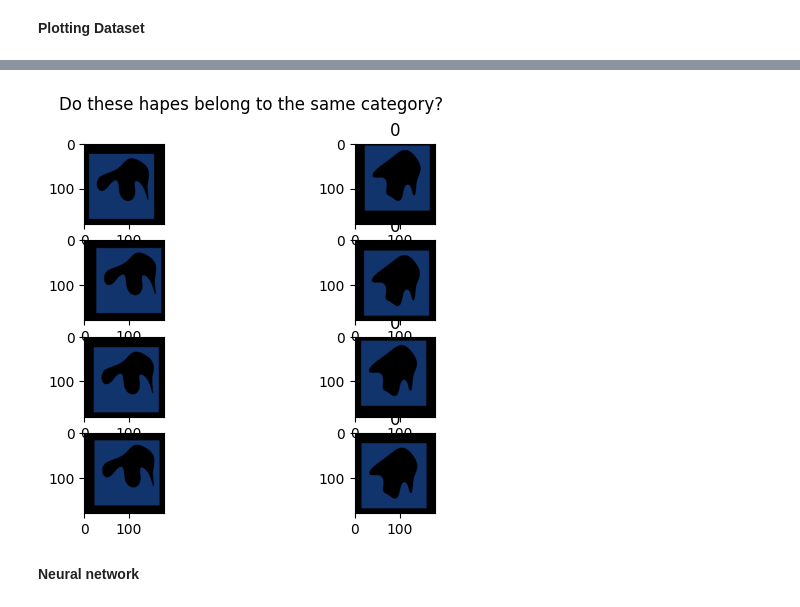
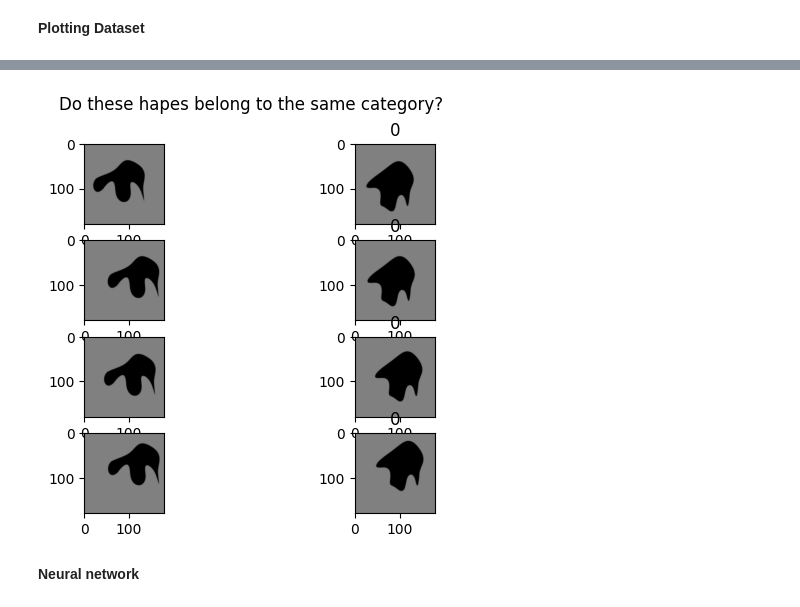
Before and after one commit to AnaBelenCarbajal/Thesis, a Jupyter notebook: Dataset_Human_Category_Learning_baseline.ipynb, the cells around one changed output, grey strips where cells are left out. Drawn from its saved outputs; the diff is of its cells as text; code cells hidden in the pictures.

Commit message:
fixed test_fun, color padding and staircase

```diff
--- a/Dataset_Human_Category_Learning_baseline.ipynb
+++ b/Dataset_Human_Category_Learning_baseline.ipynb
@@ -127,10 +131,12 @@ def CreateDictionary (dataframe):
 
   for i in range(len(dataframe)):
     angle = dataframe.iloc[i, 0]
-    image = dataframe.iloc[i, 1]
-    img_dir = dataframe.iloc[i, 2]
+    angles_720 = dataframe.iloc[i, 1]
+    image = dataframe.iloc[i, 2]
+    img_dir = dataframe.iloc[i, 3]
 
     individual_dic =  {'angle' : angle,
+                       'angle_720' : angles_720,
                        'image' : image,
                        'img_dir' : img_dir}
 
@@ -198,12 +203,12 @@ class ShapeImageDataset (Dataset):
 
     # img1 should be reference shape
     ref_shape_image = self.data[self.reference_shape]
-    ref_shape_angle = ref_shape_image['angle']
+    ref_shape_angle = ref_shape_image['angle_720']
     ref_shape_dir = ref_shape_image['img_dir']
 
     # img2 should be test shape: from all angles
     test_shape_image = self.data[self.test_shape]
-    test_shape_angle = test_shape_image['angle']
+    test_shape_angle = test_shape_image['angle_720']
     test_shape_dir = test_shape_image['img_dir']
 
     # gt
@@ -216,26 +221,25 @@ class ShapeImageDataset (Dataset):
     img1 = self.read_image_from_directory(ref_shape_dir)
     img2 = self.read_image_from_directory(test_shape_dir)
 
-    # apply transformations 1
+    # apply transformations
+    # resize to 180x180
+    resize = v2.Resize([180,180])
+    img1 = resize(img1)
+    img2 = resize(img2)
+    # apply padding
+    img1_selected_position = choice(self.positions)
+    img2_selected_position = choice(self.positions)
+    padding_img1 = Pad(padding = img1_selected_position, fill=128)
+    padding_img2 = Pad(padding = img2_selected_position, fill=128)
+    img1 = padding_img1(img1)
+    img2 = padding_img2(img2)
+
+    # apply more transformations
     if self.transform:
       img1 = self.transform(img1)
       img2 = self.transform(img2)
 
-    # apply transformation of position to image
-    img1_selected_position = choice(self.positions)
-    img2_selected_position = choice(self.positions)
-
-    padding_img1 = Pad(padding = img1_selected_position)
-    padding_img2 = Pad(padding = img2_selected_position)
-
-    img1 = padding_img1(img1)
-    img2 = padding_img2(img2)
-
-    resize = v2.Resize([180,180])
-
-    img1 = resize(img1)
-    img2 = resize(img2)
-
+    # return tensors for image 1 and image 2 and a ground truth
     return img1, img2, gt
 # %% [markdown]
 9) Create datasets of images
@@ -271,10 +275,10 @@ for idx, number in enumerate(no_randoms):
   img2 = pairs[1]
   gt = pairs[2]
 
-  ax[idx][0].imshow(img1.permute(1, 2, 0))
+  ax[idx][0].imshow(transform.to_pil_image(img1))
   # print size cmap: grey (to convert black and white)
 
   title = str(gt)
   ax[idx][1].set_title(title)
-  ax[idx][1].imshow(img2.permute(1, 2, 0))
+  ax[idx][1].imshow(transform.to_pil_image(img2))
 # %% [output]
@@ -289,4 +285,4 @@ WARNING:matplotlib.image:Clipping input data to the valid range for imshow with
-[figure, old version]
+[figure, new version]
 # %% [markdown]
 **Neural network**
 # %% [markdown]
```
Also changed, not shown: parts of 16 cells of this notebook.
